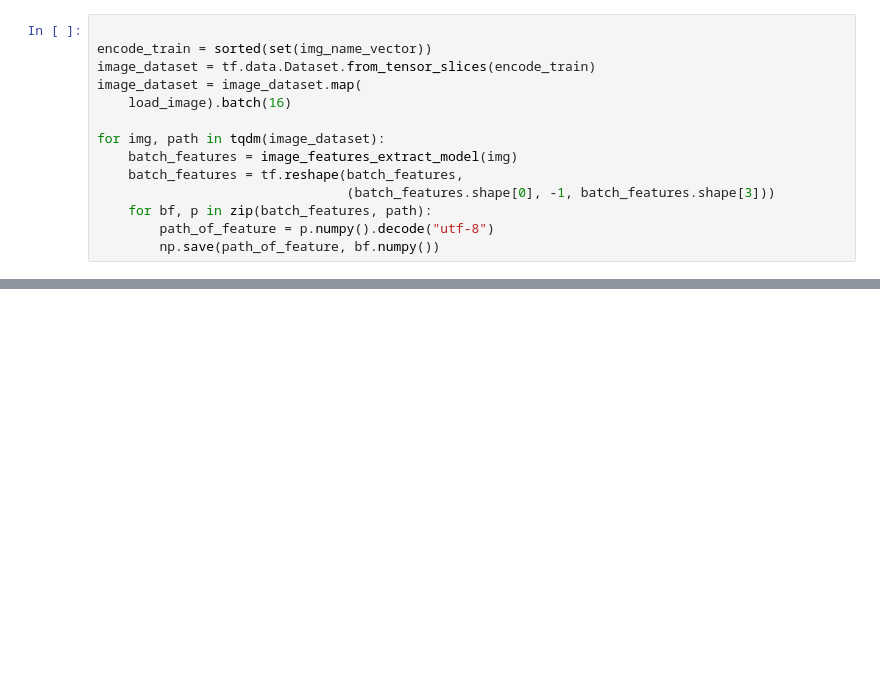
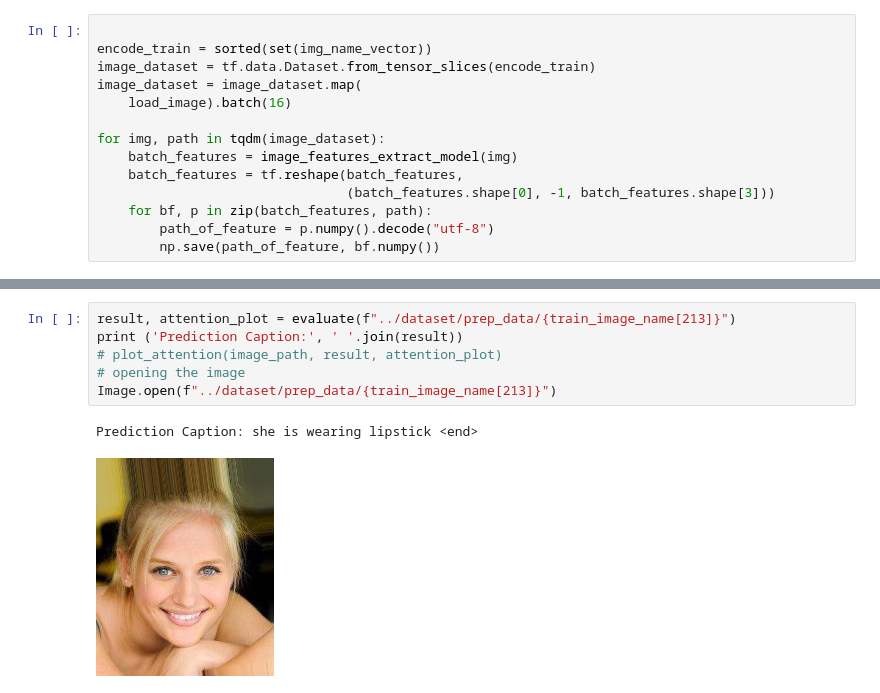
Before and after one commit to Idewan/AgentSpeaksHuman, a Jupyter notebook: models/Captioning.ipynb, the cells around one changed output, grey strips where cells are left out. Cells and saved outputs as stored; diff of their text form; blank space fills up the shorter version.

```diff
--- a/models/Captioning.ipynb
+++ b/models/Captioning.ipynb
@@ -98,0 +374,9 @@ for img, path in tqdm(image_dataset):
+# %%
+result, attention_plot = evaluate(f"../dataset/prep_data/{train_image_name[213]}")
+print ('Prediction Caption:', ' '.join(result))
+# plot_attention(image_path, result, attention_plot)
+# opening the image
+Image.open(f"../dataset/prep_data/{train_image_name[213]}")
+# %% [output]
+Prediction Caption: she is wearing lipstick <end>
+[figure, added]
```
Also changed, not shown: parts of 33 cells of this notebook, 18 other files.
